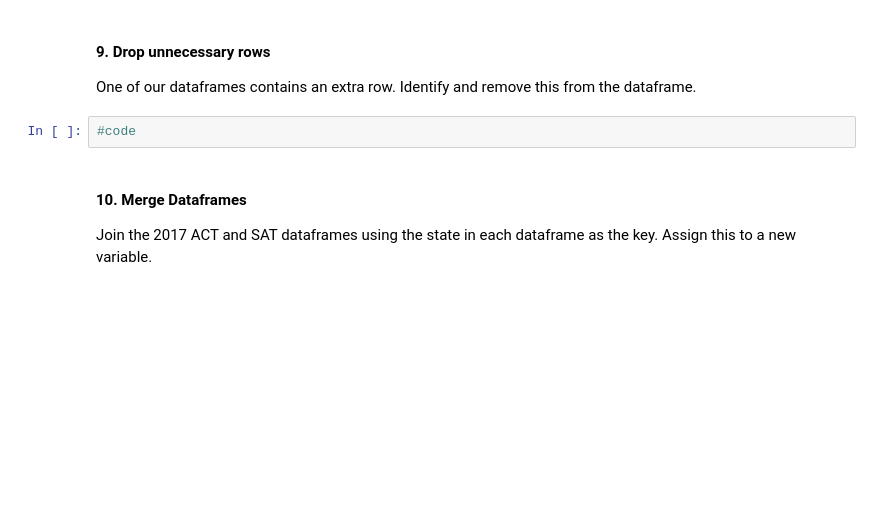
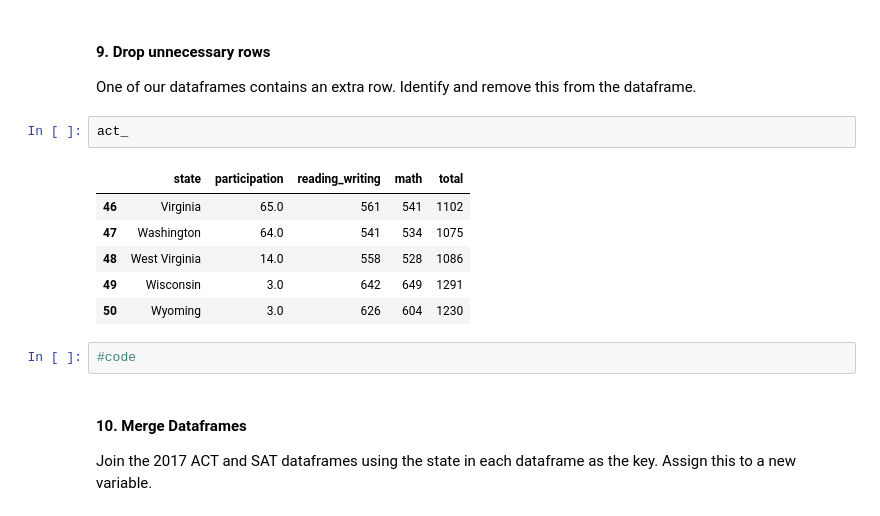
Before and after one commit to patruq/act-sat-performance, a Jupyter notebook: code/starter-code.ipynb, the cells around one changed output. Drawn from its saved outputs; the diff is of its cells as text; blank space fills up the shorter version.

```diff
--- a/code/starter-code.ipynb
+++ b/code/starter-code.ipynb
@@ -311,6 +373,15 @@ Provided is the skeleton for formatting a markdown table, with columns headers t
 #### 9. Drop unnecessary rows
 
 One of our dataframes contains an extra row. Identify and remove this from the dataframe.
+# %%
+act_
+# %% [output]
+|  | state | participation | reading_writing | math | total |
+| 46 | Virginia | 65.0 | 561 | 541 | 1102 |
+| 47 | Washington | 64.0 | 541 | 534 | 1075 |
+| 48 | West Virginia | 14.0 | 558 | 528 | 1086 |
+| 49 | Wisconsin | 3.0 | 642 | 649 | 1291 |
+| 50 | Wyoming | 3.0 | 626 | 604 | 1230 |
 # %%
 #code
 # %% [markdown]
```
Also changed, not shown: parts of 20 cells of this notebook.
